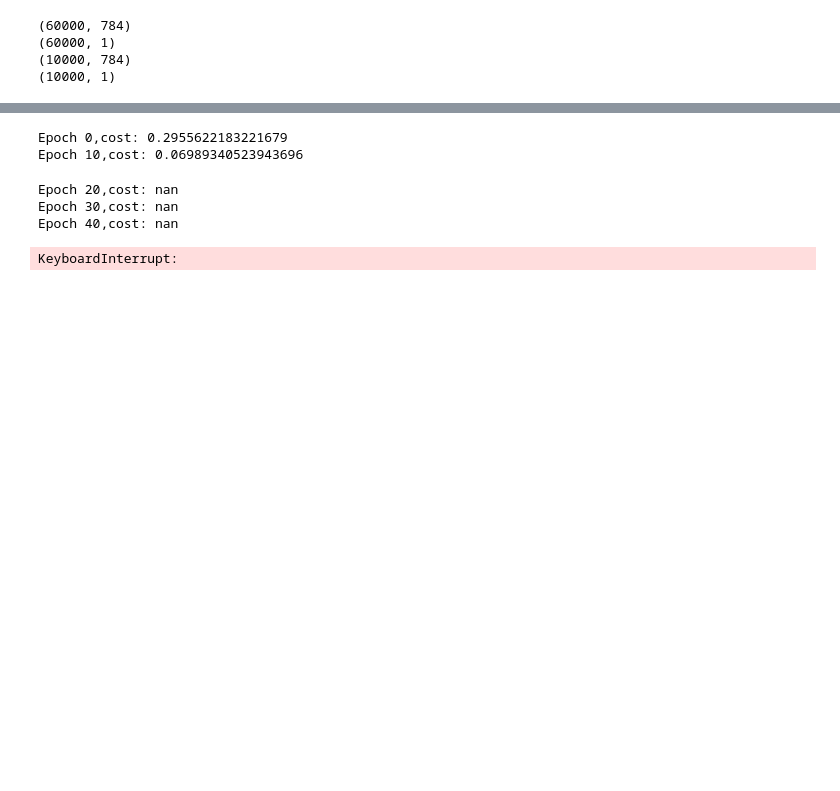
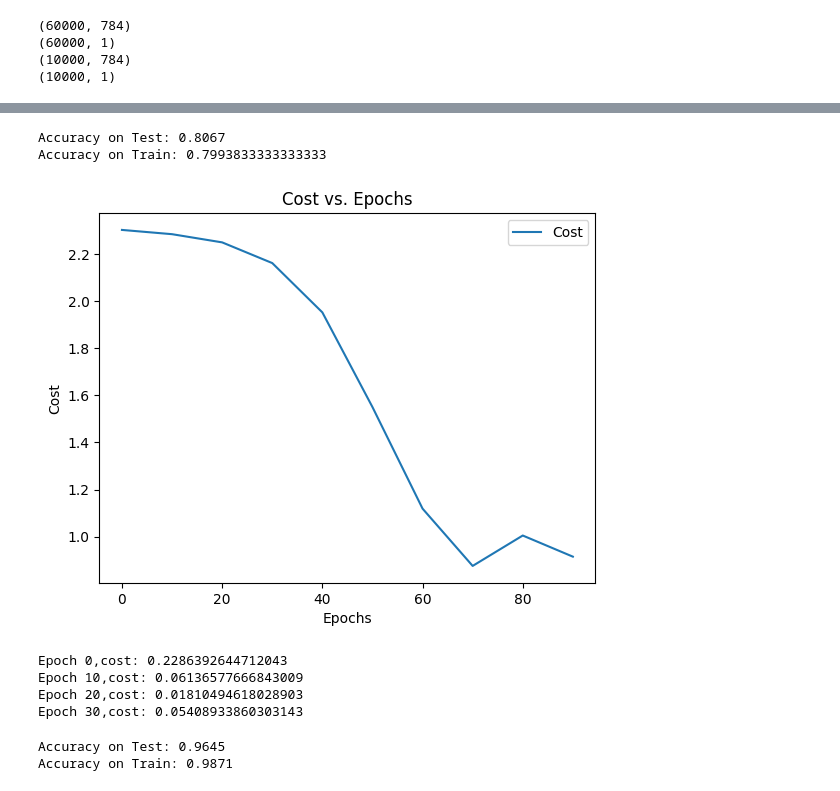
Before and after one commit to khnguyenn/DigitRecognition, a Jupyter notebook: loaddata.ipynb, the cells around one changed output, grey strips where cells are left out. Saved outputs shown, nothing was run; the diff lists cells and outputs as text; code cells hidden in the pictures; blank space fills up the shorter version.

Commit message:
final model

```diff
--- a/loaddata.ipynb
+++ b/loaddata.ipynb
@@ -161,9 +171,32 @@ Epoch 90,cost: nan
+# %%
+Y_pred_test = predict(X_test,model2).reshape(-1,1)
+Y_hat = predict(X,model2).reshape(-1,1)
+print(f'Accuracy on Test: {np.mean(Y_test == Y_pred_test)}')
+print(f'Accuracy on Train: {np.mean(Y == Y_hat)}')
+# %% [output]
+Accuracy on Test: 0.8067
+Accuracy on Train: 0.7993833333333333
+# %%
+plt.plot(epoch_list_2,cost2, label="Cost")
+plt.xlabel("Epochs")
+plt.ylabel("Cost")
+plt.title("Cost vs. Epochs")
+plt.legend()
+plt.show()
+# %% [output]
+[figure, added]
 # %%
-model = train_notebook(X,Y,input_size=784, hidden_layer1_size=50, hidden_layer2_size=20 ,output_size=10,learning_rate=0.005, epochs=100, batch_size=61,weights=initializer)
+model3,cost3,epoch_list_3 = train_notebook(X,Y,input_size=784, hidden_layer1_size=50, hidden_layer2_size=20 ,output_size=10,learning_rate=0.005, epochs=31, batch_size=64,weights=initializer)
 # %% [output]
-Epoch 0,cost: 0.2955622183221679
-Epoch 10,cost: 0.06989340523943696
+Epoch 0,cost: 0.2286392644712043
+Epoch 10,cost: 0.06136577666843009
+Epoch 20,cost: 0.01810494618028903
+Epoch 30,cost: 0.05408933860303143
-Epoch 20,cost: nan
-Epoch 30,cost: nan
-Epoch 40,cost: nan
-KeyboardInterrupt:
+# %%
+Y_pred_test = predict(X_test,model3).reshape(-1,1)
+Y_hat = predict(X,model3).reshape(-1,1)
+print(f'Accuracy on Test: {np.mean(Y_test == Y_pred_test)}')
+print(f'Accuracy on Train: {np.mean(Y == Y_hat)}')
+# %% [output]
+Accuracy on Test: 0.9645
+Accuracy on Train: 0.9871
```
Also changed, not shown: parts of 7 cells of this notebook, 1 other file.
